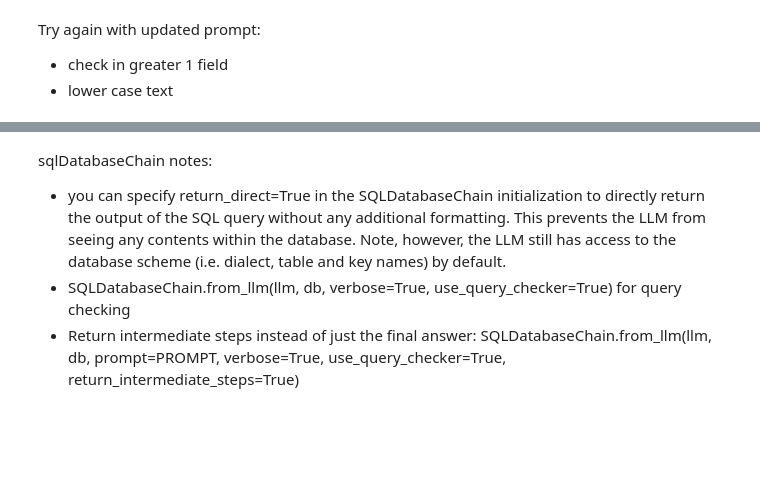
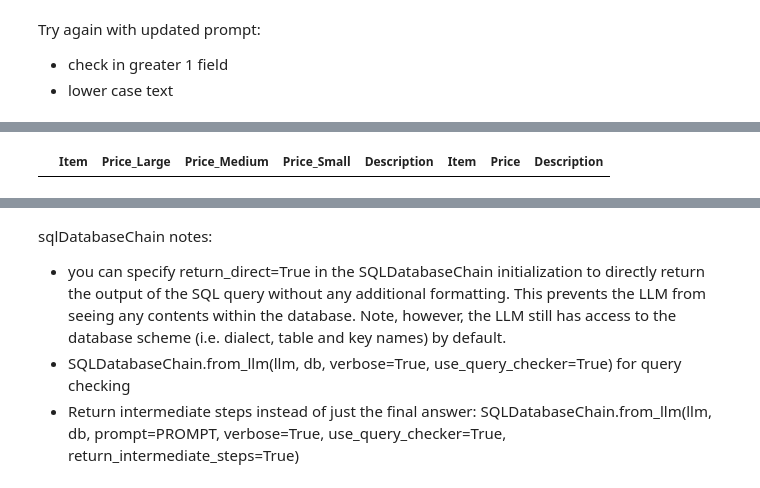
Before and after one commit to tweinzirl/chatGPT_practice, a Jupyter notebook: blog2/db_query.ipynb, the cells around one changed output, grey strips where cells are left out. Cells and saved outputs as stored; diff of their text form; code cells hidden in the pictures; blank space fills up the shorter version.

```diff
--- a/blog2/db_query.ipynb
+++ b/blog2/db_query.ipynb
@@ -422 +414,12 @@ cobj.read("select * from menu where Item like '%ater%'")
+# %%
+# wrong answer for small cheese pizza + sausage + mushroom
+# no columns returned
+
+cobj.read('''
+SELECT * -- "Price_Small" + SUM("Price") AS "Total Price"
+FROM pizzas JOIN toppings ON pizzas.Item = toppings.Item
+WHERE pizzas.Item = "Cheese pizza" AND toppings.Item IN ("Sausage", "Mushrooms")
+''')
+# %% [output]
+|  | Item | Price_Large | Price_Medium | Price_Small | Description | Item | Price | Description |
 # %%
```
Also changed, not shown: parts of 26 cells of this notebook, 1 other file.
